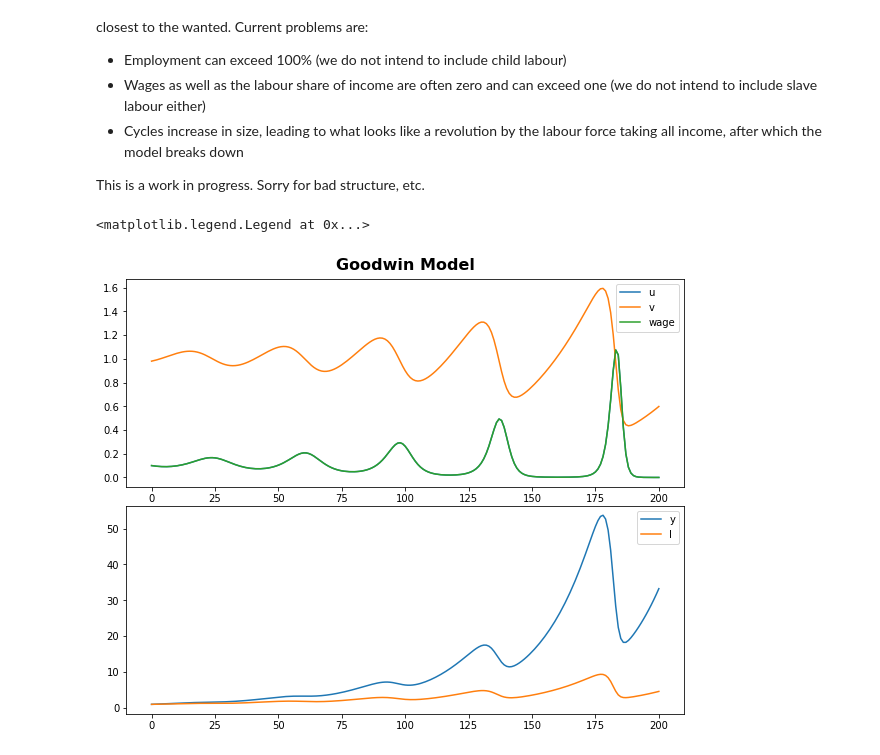
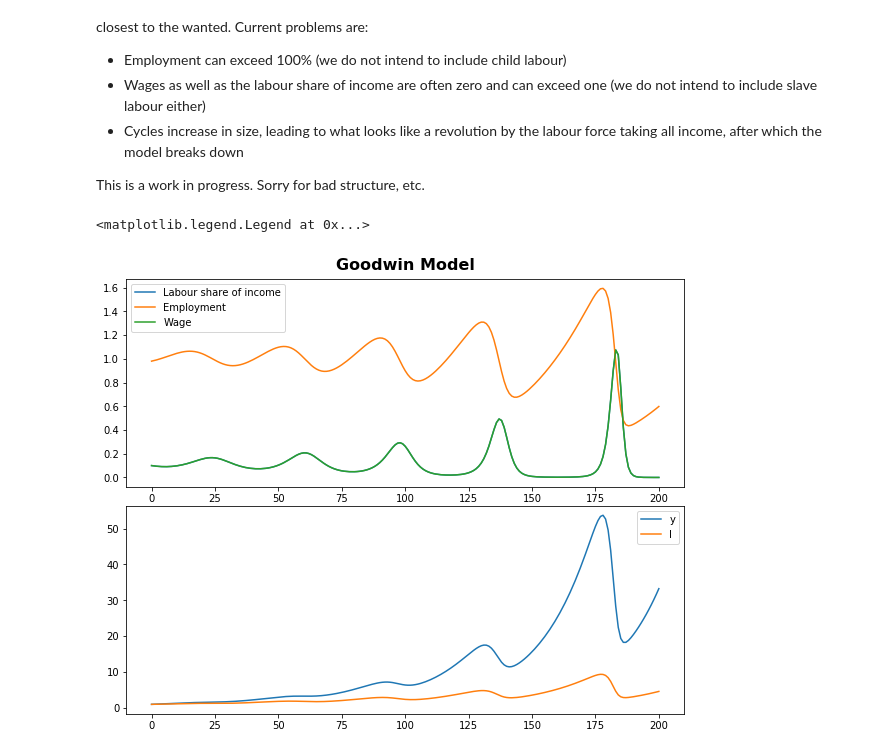
Before and after one commit to Holger-Harmsen/Harmsen_Repo, a Jupyter notebook: Model_Involvement/Goodwin Fun.ipynb, the cells around one changed output. Saved outputs shown, nothing was run; the diff lists cells and outputs as text; code cells hidden in the pictures.

```diff
--- a/Model_Involvement/Goodwin Fun.ipynb
+++ b/Model_Involvement/Goodwin Fun.ipynb
@@ -52,34 +52,34 @@ for i in range(0,simstørrelse):
     v_t1, u_t1 = symbols('v_t1 u_t1')
     eq1 = Eq(v_list[i]*((s*(1-u_list[i]))/sigma - alpha - beta - delta) + v_list[i] - v_t1)
     eq2 = Eq(u_list[i]*(rho*v_list[i] - gamma - alpha) + u_list[i] - u_t1)
 
     løsning = solve((eq1,eq2), (v_t1,u_t1))
 
 #Pulling relevant metrics out in each iteration of the model-solving process:
     v_list.append(løsning[v_t1])
     u_list.append(løsning[u_t1])
     y_list.append((1+s*(1-løsning[u_t1])*(1/sigma)-delta)*y_list[i])
     l_list.append((1+s*(1-løsning[u_t1])*(1/sigma)-delta-alpha)*l_list[i])
     wage_list.append(a*løsning[u_t1])
 
 #Setting up the figure:
 fig = plt.figure(figsize=(10,8), frameon=False)
 title_font = {'size':'16', 'color':'black', 'weight':'bold',
               'verticalalignment':'bottom'}
 plt.title('Goodwin Model',**title_font)
 plt.axis('off')
 
 ax = fig.add_subplot(4,1,(1,2))
-plt.plot(u_list, label='u')
-plt.plot(v_list, label='v')
-plt.plot(wage_list, label='wage')
+plt.plot(u_list, label='Labour share of income')
+plt.plot(v_list, label='Employment')
+plt.plot(wage_list, label='Wage')
 plt.legend()
 
 #Second figure:
 ax = fig.add_subplot(4,1,(3,4))
 plt.plot(y_list, label='y')
 plt.plot(l_list, label='l')
 plt.legend()
 # %% [output]
 <matplotlib.legend.Legend at 0x...>
-[figure, old version]
+[figure, new version]
```
